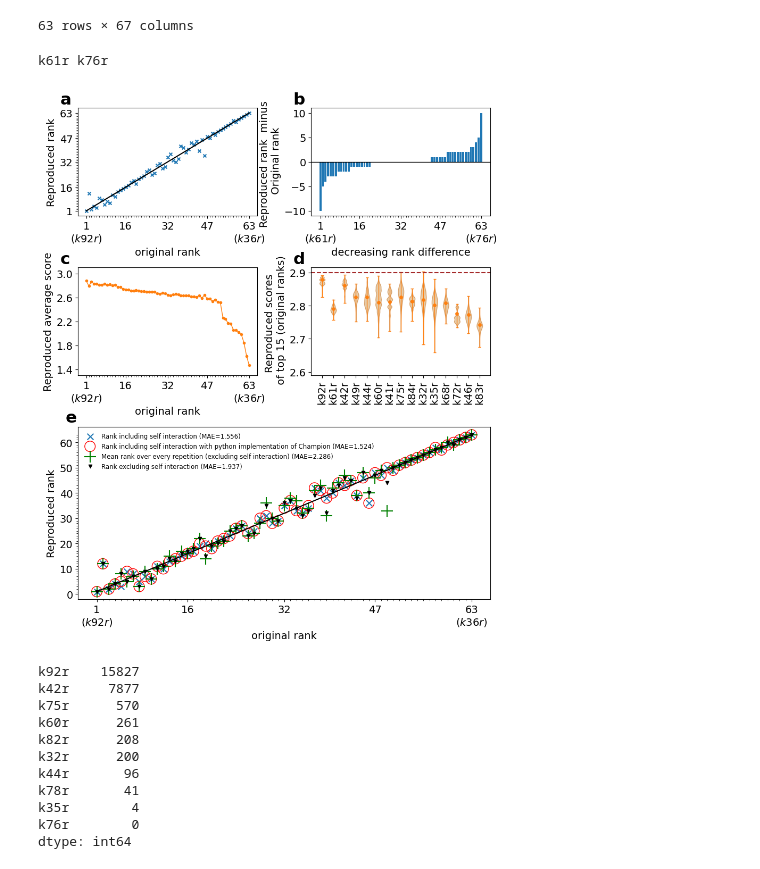
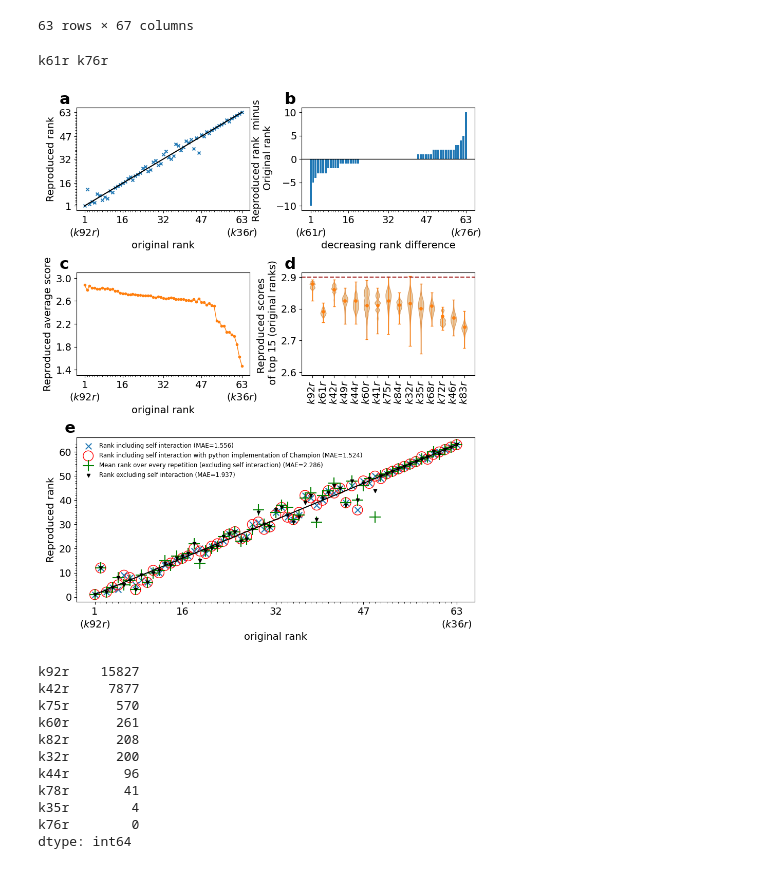
Before and after one commit to Axelrod-Python/revisiting-axelrod-second, a Jupyter notebook: src/Reproducing_tournament.ipynb, the cells around one changed output. Drawn from its saved outputs; the diff is of its cells as text; code cells hidden in the pictures.

```diff
--- a/src/Reproducing_tournament.ipynb
+++ b/src/Reproducing_tournament.ipynb
@@ -400,8 +400,8 @@ py_ch_scores
 # %%
 fig, axes = plt.subplot_mosaic("""AB
                                   CD
-                                  EE""", figsize=(10, 12),
-                               gridspec_kw={"hspace": 0.4, "wspace": 0.3,
+                                  EE""", figsize=(10, 12.5),
+                               gridspec_kw={"hspace": 0.5, "wspace": 0.3,
                                             "height_ratios": [1, 1, 1.6]});
 
 xtick_positions = range(1, len(scores.index) + 1)
@@ -461,7 +461,7 @@ violin_parts = axes["D"].violinplot(data[:15])
 
 axes["D"].scatter(xtick_positions[:15], scores["Scores"].values[:15], s=15, color='tab:orange')
 axes["D"].set_xticks(xtick_positions[:15])
-axes["D"].set_xticklabels(scores.index[:15], rotation=90)
+axes["D"].set_xticklabels([r"$\mathit{" + i + "}$" for i in scores.index[:15]], rotation=90)
 
 
 for pc in violin_parts['bodies']:
@@ -521,34 +521,34 @@ axes["E"].set_ylabel("Reproduced rank")
 axes["E"].legend(frameon=False, fontsize=8.5, loc=2)
 
 # Labeling and Stuff
 axes["A"].set_yticks([1, 16, 32, 47, 63])
 axes["A"].set_yticks(range(1, len(scores.index) + 1), minor=True)
 axes["A"].set_ylabel("Reproduced rank")
 axes["B"].set_ylabel("Reproduced rank  minus \n Original rank")
 
 axes["C"].set_yticks(np.linspace(1.4, 3, 5))
 axes["C"].set_ylim(1.3, 3.1)
 axes["C"].set_ylabel("Reproduced average score")
 
 
 axes["D"].set_ylabel("Reproduced scores \n of top 15 (original ranks)")
 axes["D"].set_ylim(2.59)
 axes["D"].axhline(y=2.9, color='brown', linestyle='--')
 
 axes["E"].set_yticks(range(1, len(scores.index) + 1), minor=True)
 
 panel_labels = dict(zip("ABCD", "abcd"))
 for key, label in panel_labels.items():
     axes[key].text(-0.1, 1.15, f"{label}", transform=axes[key].transAxes,
                    fontsize=16 * FONT_SCALE, fontweight='bold', va='top', ha='left')
 
 axes["E"].text(-0.03, 1.1, f"e", transform=axes["E"].transAxes,
            fontsize=16 * FONT_SCALE, fontweight='bold', va='top', ha='left')
 
 fig.savefig("../paper/Figure_2.pdf", bbox_inches='tight');
 # %% [output]
 k61r k76r
-[figure, old version]
+[figure, new version]
 # %%
 ranked_df = original_tournament_scores.rank(axis=1, method="min", ascending=False)
 ranked_df[ranked_df == 1].count().sort_values(ascending=False).head(10)
```
Also changed, not shown: parts of 1 cell of this notebook, 21 other files.
